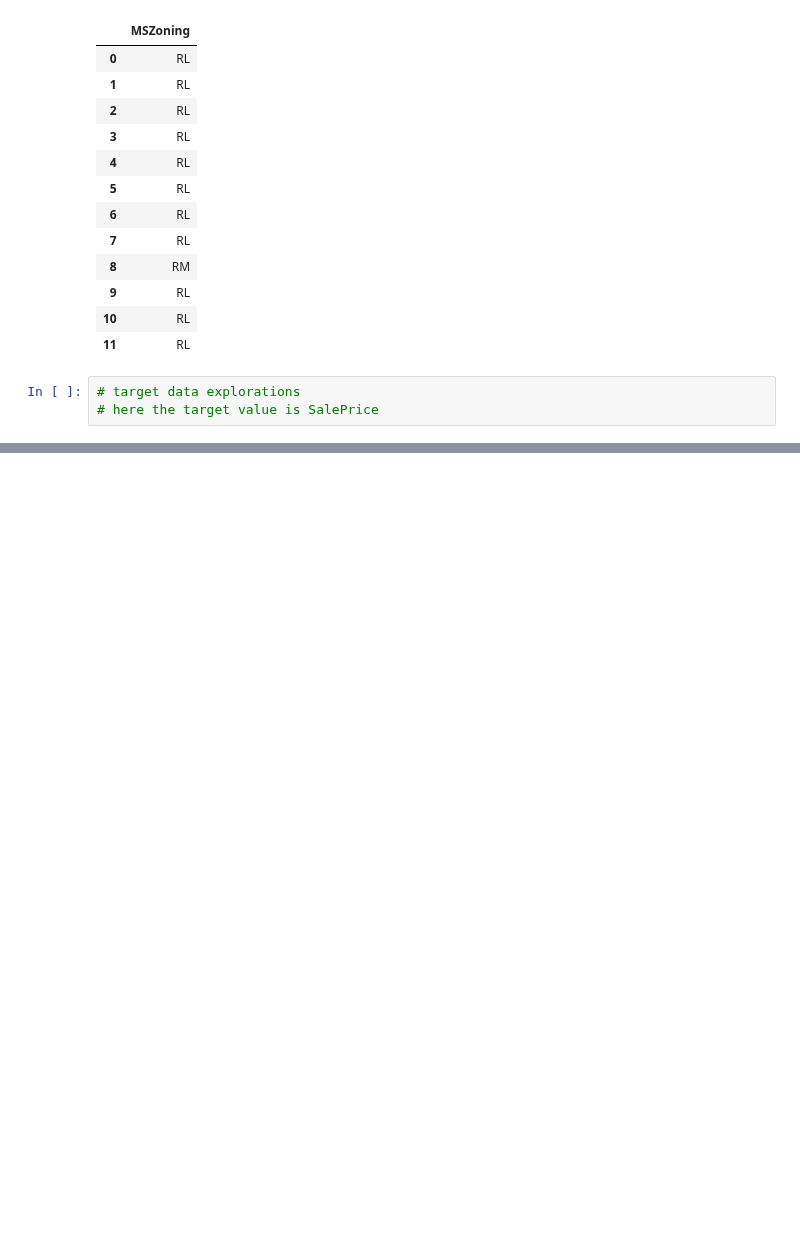
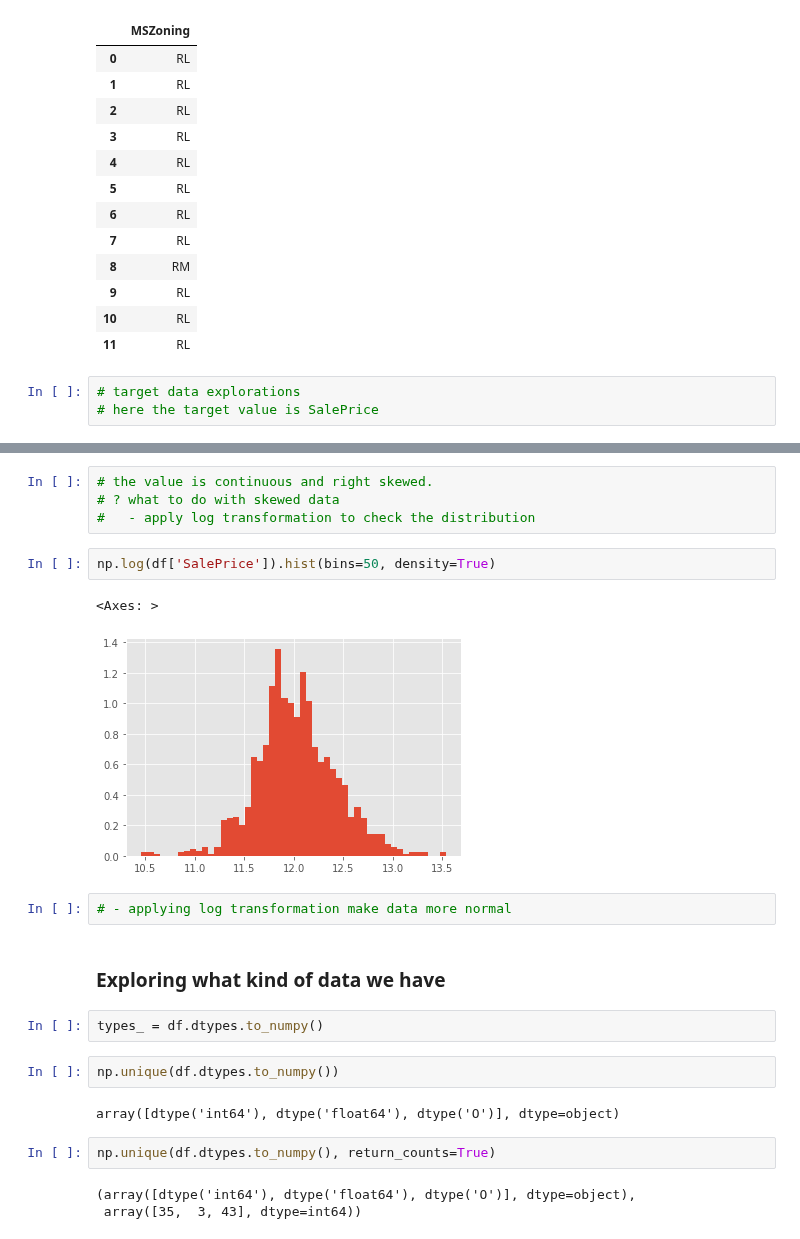
Before and after one commit to AkhilVinayakp/machine_Learning_Algorithms_python, a Jupyter notebook: EtE_projects/house-prices/Experiments/analysis.ipynb, the cells around one changed output, grey strips where cells are left out. Cells and saved outputs as stored; diff of their text form; blank space fills up the shorter version.

```diff
--- a/EtE_projects/house-prices/Experiments/analysis.ipynb
+++ b/EtE_projects/house-prices/Experiments/analysis.ipynb
@@ -133,0 +178,24 @@ df[['MSZoning']].head(12)
+# %%
+# the value is continuous and right skewed.
+# ? what to do with skewed data
+#   - apply log transformation to check the distribution
+# %%
+np.log(df['SalePrice']).hist(bins=50, density=True)
+# %% [output]
+<Axes: >
+[figure, added]
+# %%
+# - applying log transformation make data more normal
+# %% [markdown]
+### Exploring what kind of data we have
+# %%
+types_ = df.dtypes.to_numpy()
+# %%
+np.unique(df.dtypes.to_numpy())
+# %% [output]
+array([dtype('int64'), dtype('float64'), dtype('O')], dtype=object)
+# %%
+np.unique(df.dtypes.to_numpy(), return_counts=True)
+# %% [output]
+(array([dtype('int64'), dtype('float64'), dtype('O')], dtype=object),
+ array([35,  3, 43], dtype=int64))
```
Also changed, not shown: parts of 10 cells of this notebook.
